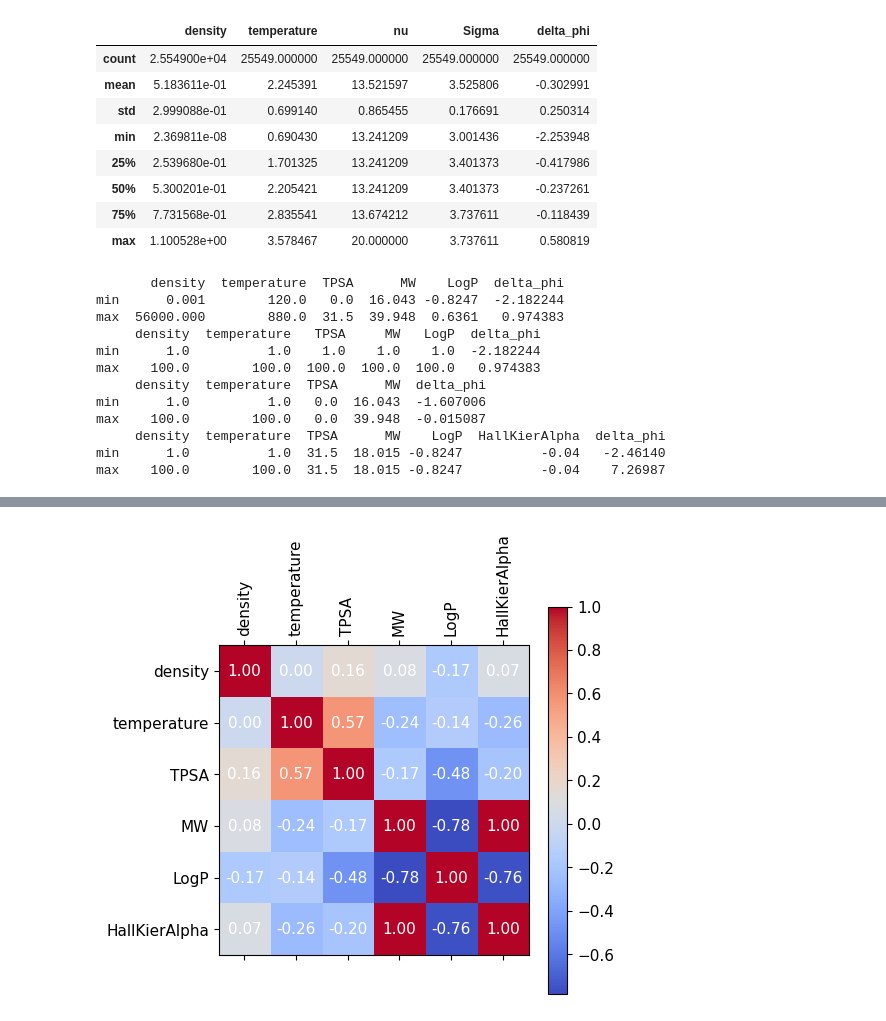
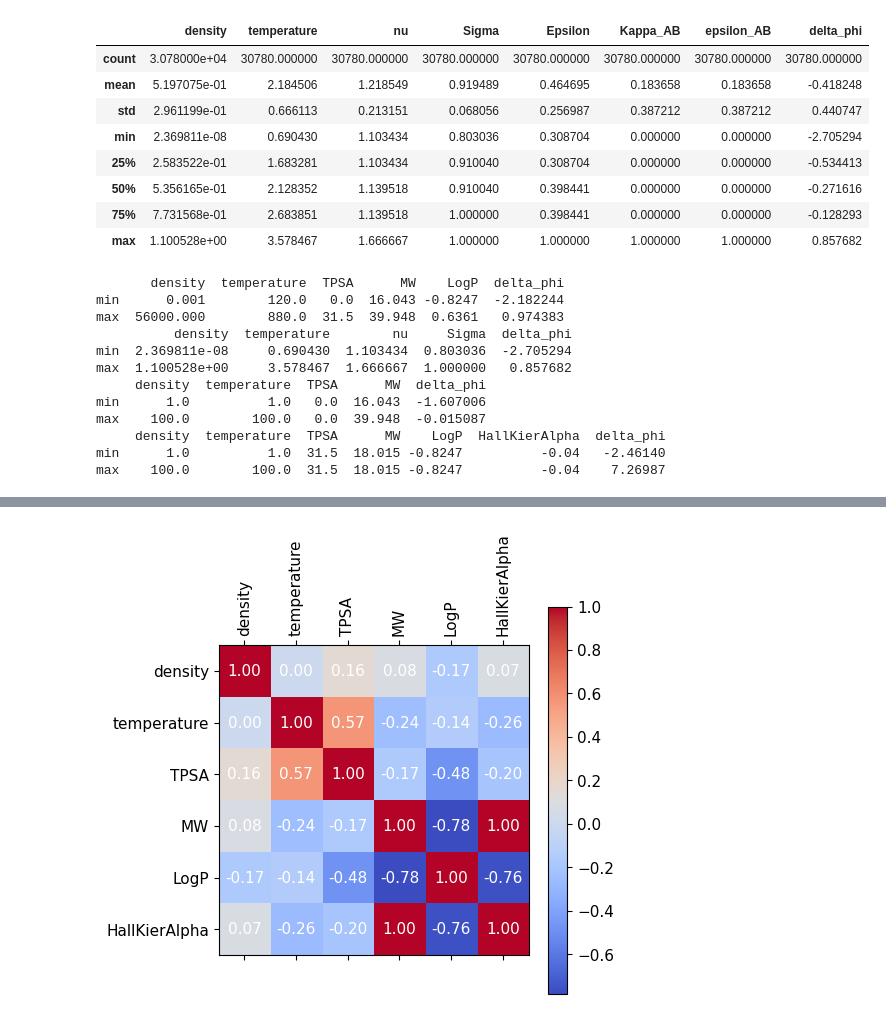
Before and after one commit to RuilongWang1215/ML-uv-theory, a Jupyter notebook: test_ml.ipynb, the cells around one changed output, grey strips where cells are left out. Saved outputs shown, nothing was run; the diff lists cells and outputs as text; code cells hidden in the pictures.

```diff
--- a/test_ml.ipynb
+++ b/test_ml.ipynb
@@ -147,23 +149,24 @@ def plot_predict(model, data):
     plt.show()
 # %%
 base_path = os.getcwd()
-data = pd.read_csv(base_path+'/data/processed_data/all_add_features_manual_normalized.csv')
+data_n = pd.read_csv(base_path+'/data/processed_data/all_add_features_manual_normalized_n.csv')
+data_o = pd.read_csv(base_path+'/data/processed_data/all_add_features_manual_normalized.csv')
 # %%
-data.describe()
+data_n.describe()
 # %% [output]
-|  | density | temperature | nu | Sigma | delta_phi |
-| count | 2.554900e+04 | 25549.000000 | 25549.000000 | 25549.000000 | 25549.000000 |
-| mean | 5.183611e-01 | 2.245391 | 13.521597 | 3.525806 | -0.302991 |
-| std | 2.999088e-01 | 0.699140 | 0.865455 | 0.176691 | 0.250314 |
-| min | 2.369811e-08 | 0.690430 | 13.241209 | 3.001436 | -2.253948 |
-| 25% | 2.539680e-01 | 1.701325 | 13.241209 | 3.401373 | -0.417986 |
-| 50% | 5.300201e-01 | 2.205421 | 13.241209 | 3.401373 | -0.237261 |
-| 75% | 7.731568e-01 | 2.835541 | 13.674212 | 3.737611 | -0.118439 |
-| max | 1.100528e+00 | 3.578467 | 20.000000 | 3.737611 | 0.580819 |
+|  | density | temperature | nu | Sigma | Epsilon | Kappa_AB | epsilon_AB | delta_phi |
+| count | 3.078000e+04 | 30780.000000 | 30780.000000 | 30780.000000 | 30780.000000 | 30780.000000 | 30780.000000 | 30780.000000 |
+| mean | 5.197075e-01 | 2.184506 | 1.218549 | 0.919489 | 0.464695 | 0.183658 | 0.183658 | -0.418248 |
+| std | 2.961199e-01 | 0.666113 | 0.213151 | 0.068056 | 0.256987 | 0.387212 | 0.387212 | 0.440747 |
+| min | 2.369811e-08 | 0.690430 | 1.103434 | 0.803036 | 0.308704 | 0.000000 | 0.000000 | -2.705294 |
+| 25% | 2.583522e-01 | 1.683281 | 1.103434 | 0.910040 | 0.308704 | 0.000000 | 0.000000 | -0.534413 |
+| 50% | 5.356165e-01 | 2.128352 | 1.139518 | 0.910040 | 0.398441 | 0.000000 | 0.000000 | -0.271616 |
+| 75% | 7.731568e-01 | 2.683851 | 1.139518 | 1.000000 | 0.398441 | 0.000000 | 0.000000 | -0.128293 |
+| max | 1.100528e+00 | 3.578467 | 1.666667 | 1.000000 | 1.000000 | 1.000000 | 1.000000 | 0.857682 |
 # %%
 base_path = os.getcwd()
 filter_data = pd.read_csv(base_path+'/data/processed_data/all_add_features_filtered.csv')
-filter_normalized_data = pd.read_csv(base_path+'/data/processed_data/all_add_features_filtered_normalized.csv')
+filter_normalized_data = pd.read_csv(base_path+'/data/processed_data/all_add_features_manual_normalized_n_filtered.csv')
 exclude_water = pd.read_csv(base_path+'/data/processed_data/exclude_water_add_features_normalized.csv')
 water = pd.read_csv(base_path+'/data/processed_data/water_add_features_filtered_normalized.csv')
 print(filter_data.describe().loc[['min', 'max']])
@@ -174,9 +177,9 @@ print(water.describe().loc[['min', 'max']])
        density  temperature  TPSA      MW    LogP  delta_phi
 min      0.001        120.0   0.0  16.043 -0.8247  -2.182244
 max  56000.000        880.0  31.5  39.948  0.6361   0.974383
-     density  temperature   TPSA     MW   LogP  delta_phi
-min      1.0          1.0    1.0    1.0    1.0  -2.182244
-max    100.0        100.0  100.0  100.0  100.0   0.974383
+          density  temperature        nu     Sigma  delta_phi
+min  2.369811e-08     0.690430  1.103434  0.803036  -2.705294
+max  1.100528e+00     3.578467  1.666667  1.000000   0.857682
      density  temperature  TPSA      MW  delta_phi
 min      1.0          1.0   0.0  16.043  -1.607006
 max    100.0        100.0   0.0  39.948  -0.015087
```
Also changed, not shown: parts of 18 cells of this notebook, 29 other files.
